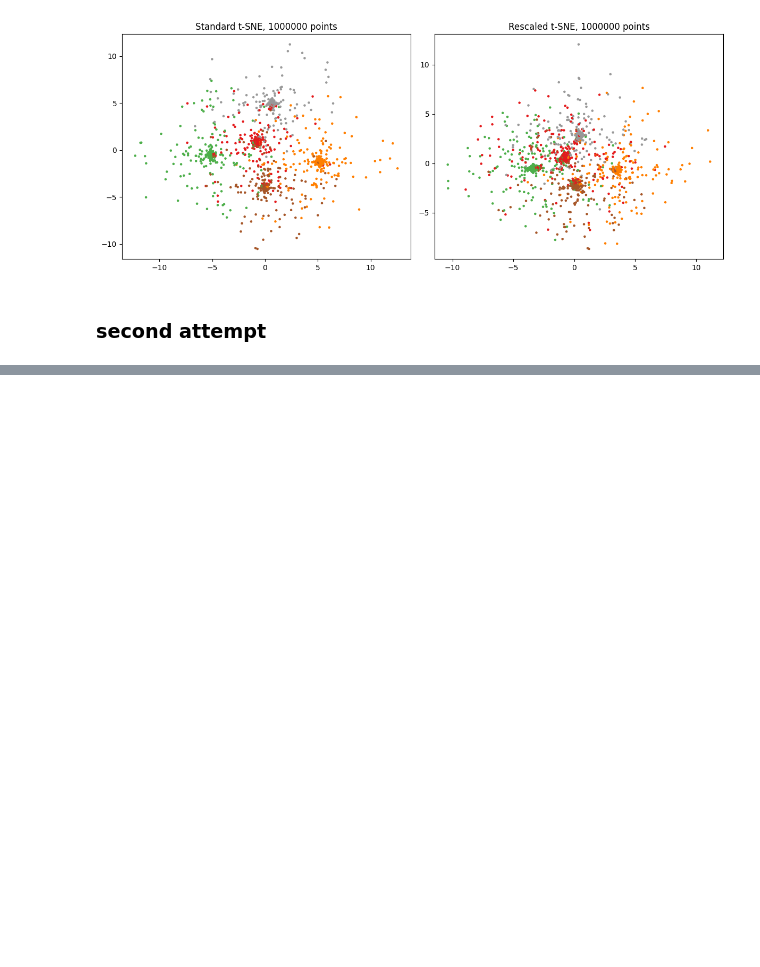
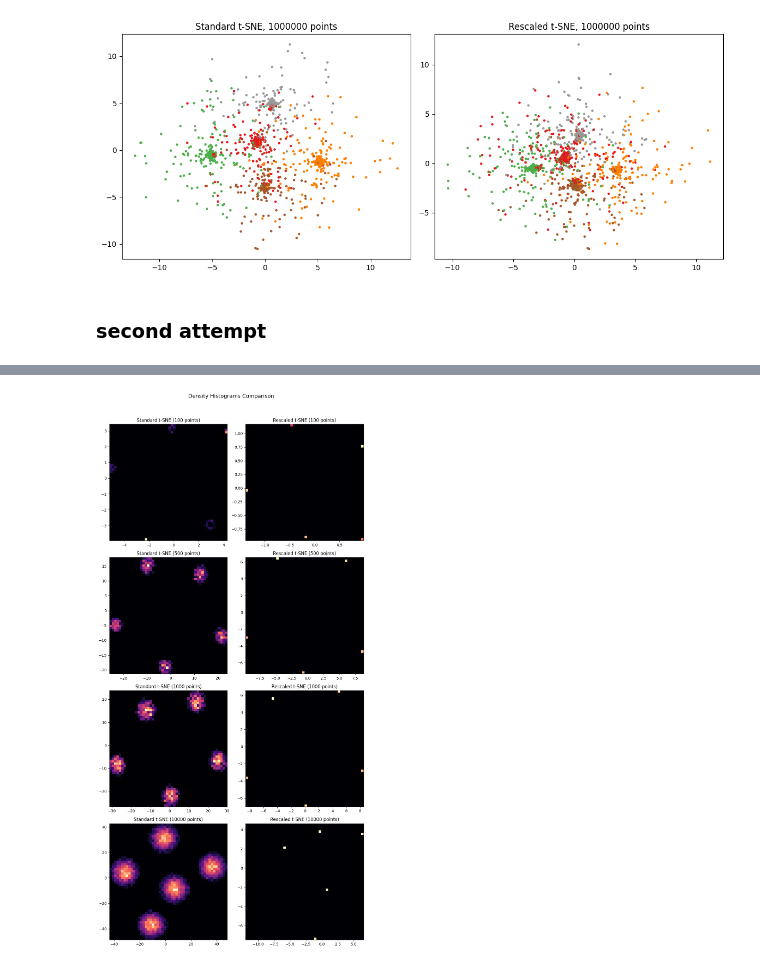
Before and after one commit to giSolve/thesis, a Jupyter notebook: code/large_data_rescaled_tsne.ipynb, the cells around one changed output, grey strips where cells are left out. Saved outputs shown, nothing was run; the diff lists cells and outputs as text; code cells hidden in the pictures; blank space fills up the shorter version.

```diff
--- a/code/large_data_rescaled_tsne.ipynb
+++ b/code/large_data_rescaled_tsne.ipynb
@@ -311,0 +399,27 @@ KeyboardInterrupt:
+# %%
+def plot_density_histograms(data_sizes, embeddings, bins=100):
+    """
+    Plots 2D density histograms (heatmaps) for standard and rescaled t-SNE embeddings.
+
+    Parameters:
+    - data_sizes (list): List of sample sizes used.
+    - embeddings (list of tuples): Contains (standard_tsne, rescaled_tsne, labels).
+    - bins (int): Number of bins for 2D histogram (default: 100).
+    """
+    num_rows = len(data_sizes)
+    fig, axes = plt.subplots(num_rows, 2, figsize=(10, 5 * num_rows))
+    fig.suptitle("Density Histograms Comparison", fontsize=14, y=1.02)
+
+    for i, (emb_standard, emb_rescaled, _) in enumerate(embeddings):
+        # Density histogram for standard t-SNE
+        ax1 = axes[i, 0]
+        ax1.hist2d(emb_standard[:, 0], emb_standard[:, 1], bins=bins, cmap="magma")
+        ax1.set_title(f"Standard t-SNE ({data_sizes[i]} points)")
+
+        # Density histogram for rescaled t-SNE
+        ax2 = axes[i, 1]
+        ax2.hist2d(emb_rescaled[:, 0], emb_rescaled[:, 1], bins=bins, cmap="magma")
+        ax2.set_title(f"Rescaled t-SNE ({data_sizes[i]} points)")
+
+    plt.tight_layout()
+    plt.show()
@@ -311,0 +479,4 @@ KeyboardInterrupt:
+# %%
+plot_density_histograms(data_sizes, embeddings, bins=50)
+# %% [output]
+[figure, added]
```
Also changed, not shown: parts of 7 cells of this notebook, 16 other files.
